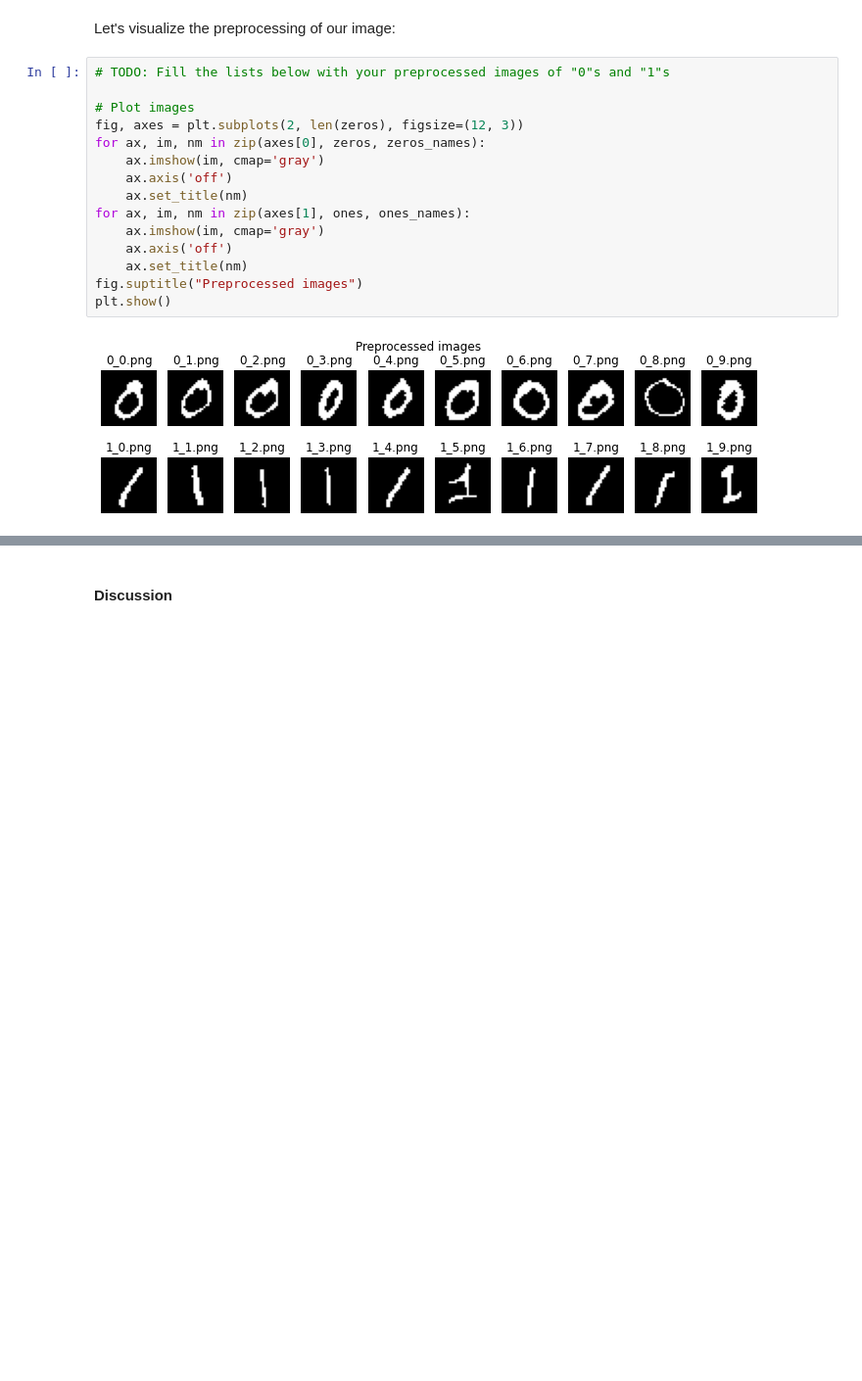
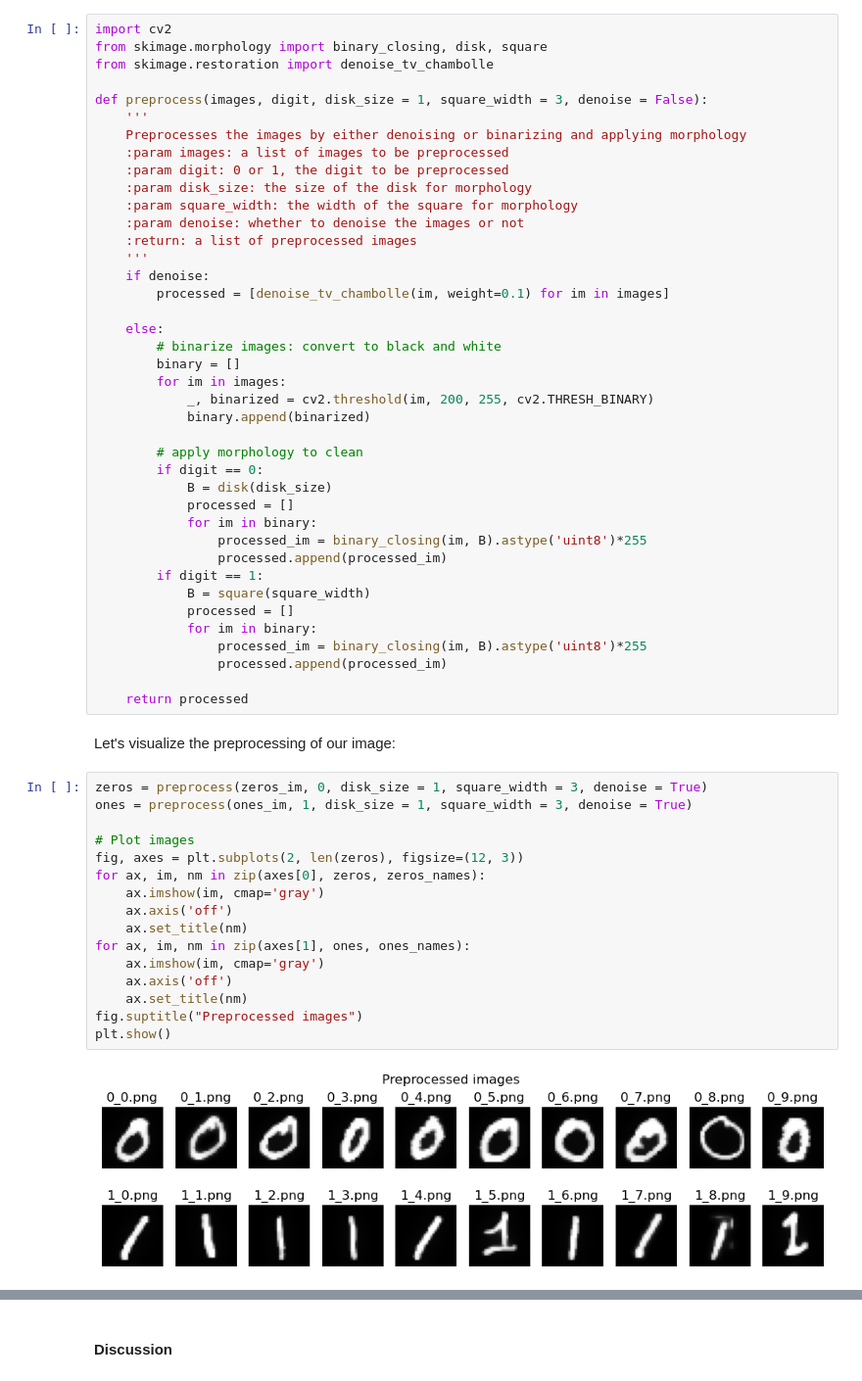
Before and after one commit to alexiaDorm/iapr-lab, a Jupyter notebook: lab_02_object_description_AD.ipynb, the cells around one changed output, grey strips where cells are left out. Shown: that part at 98% size. Cells and saved outputs as stored; diff of their text form; blank space fills up the shorter version.

```diff
--- a/lab_02_object_description_AD.ipynb
+++ b/lab_02_object_description_AD.ipynb
@@ -157,19 +137,60 @@ for im in binary_1:
+# %%
+import cv2
+from skimage.morphology import binary_closing, disk, square
+from skimage.restoration import denoise_tv_chambolle
+
+def preprocess(images, digit, disk_size = 1, square_width = 3, denoise = False):
+    '''
+    Preprocesses the images by either denoising or binarizing and applying morphology
+    :param images: a list of images to be preprocessed
+    :param digit: 0 or 1, the digit to be preprocessed
+    :param disk_size: the size of the disk for morphology
+    :param square_width: the width of the square for morphology
+    :param denoise: whether to denoise the images or not
+    :return: a list of preprocessed images
+    '''
+    if denoise:
+        processed = [denoise_tv_chambolle(im, weight=0.1) for im in images]
+
+    else:
+        # binarize images: convert to black and white
+        binary = []
+        for im in images:
+            _, binarized = cv2.threshold(im, 200, 255, cv2.THRESH_BINARY)
+            binary.append(binarized)
+
+        # apply morphology to clean
+        if digit == 0:
+            B = disk(disk_size)
+            processed = []
+            for im in binary:
+                processed_im = binary_closing(im, B).astype('uint8')*255
+                processed.append(processed_im)
+        if digit == 1:
+            B = square(square_width)
+            processed = []
+            for im in binary:
+                processed_im = binary_closing(im, B).astype('uint8')*255
+                processed.append(processed_im)
+
+    return processed
 # %% [markdown]
 Let's visualize the preprocessing of our image:
 # %%
-# TODO: Fill the lists below with your preprocessed images of "0"s and "1"s
+zeros = preprocess(zeros_im, 0, disk_size = 1, square_width = 3, denoise = True)
+ones = preprocess(ones_im, 1, disk_size = 1, square_width = 3, denoise = True)
 
 # Plot images
 fig, axes = plt.subplots(2, len(zeros), figsize=(12, 3))
 for ax, im, nm in zip(axes[0], zeros, zeros_names):
     ax.imshow(im, cmap='gray')
     ax.axis('off')
     ax.set_title(nm)
 for ax, im, nm in zip(axes[1], ones, ones_names):
     ax.imshow(im, cmap='gray')
     ax.axis('off')
     ax.set_title(nm)
 fig.suptitle("Preprocessed images")
 plt.show()
 # %% [output]
-[figure, old version]
+[figure, new version]
```
Also changed, not shown: parts of 34 cells of this notebook.
